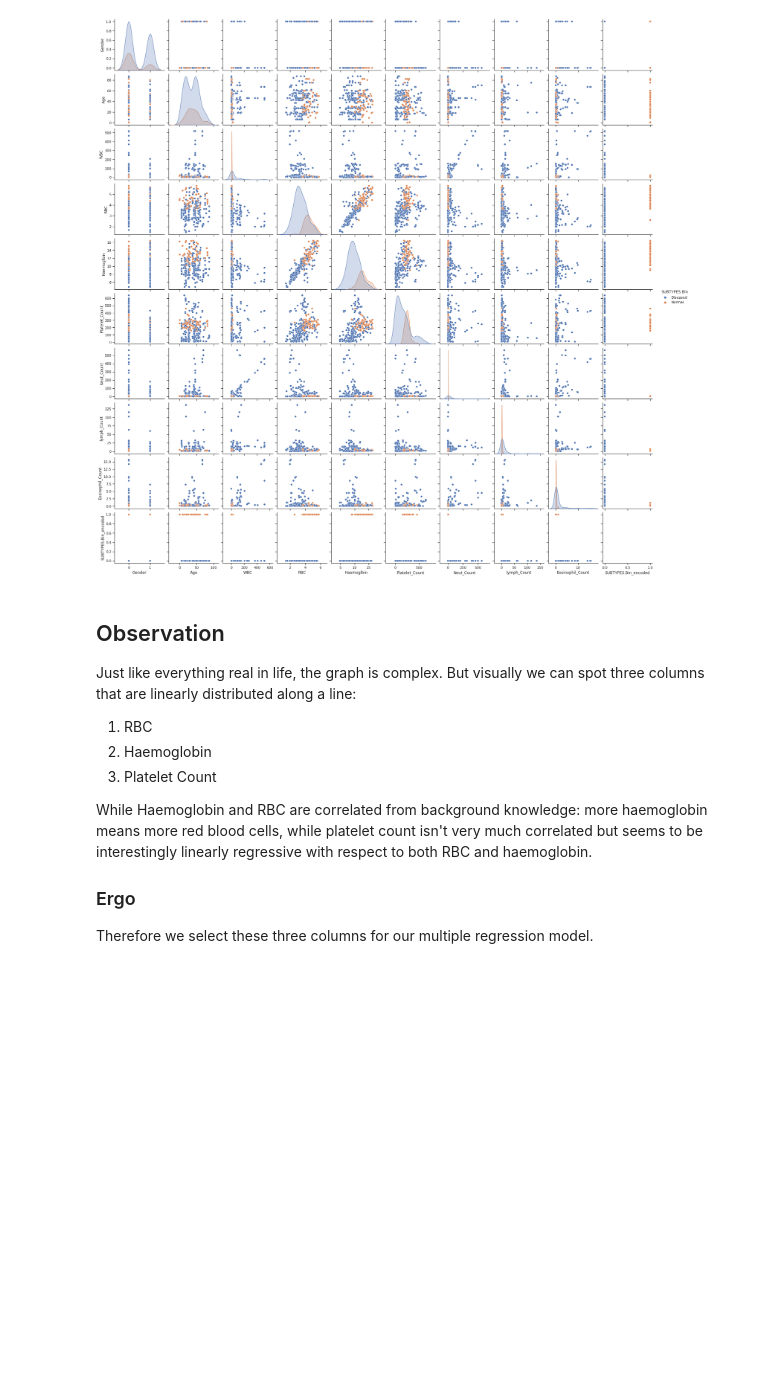
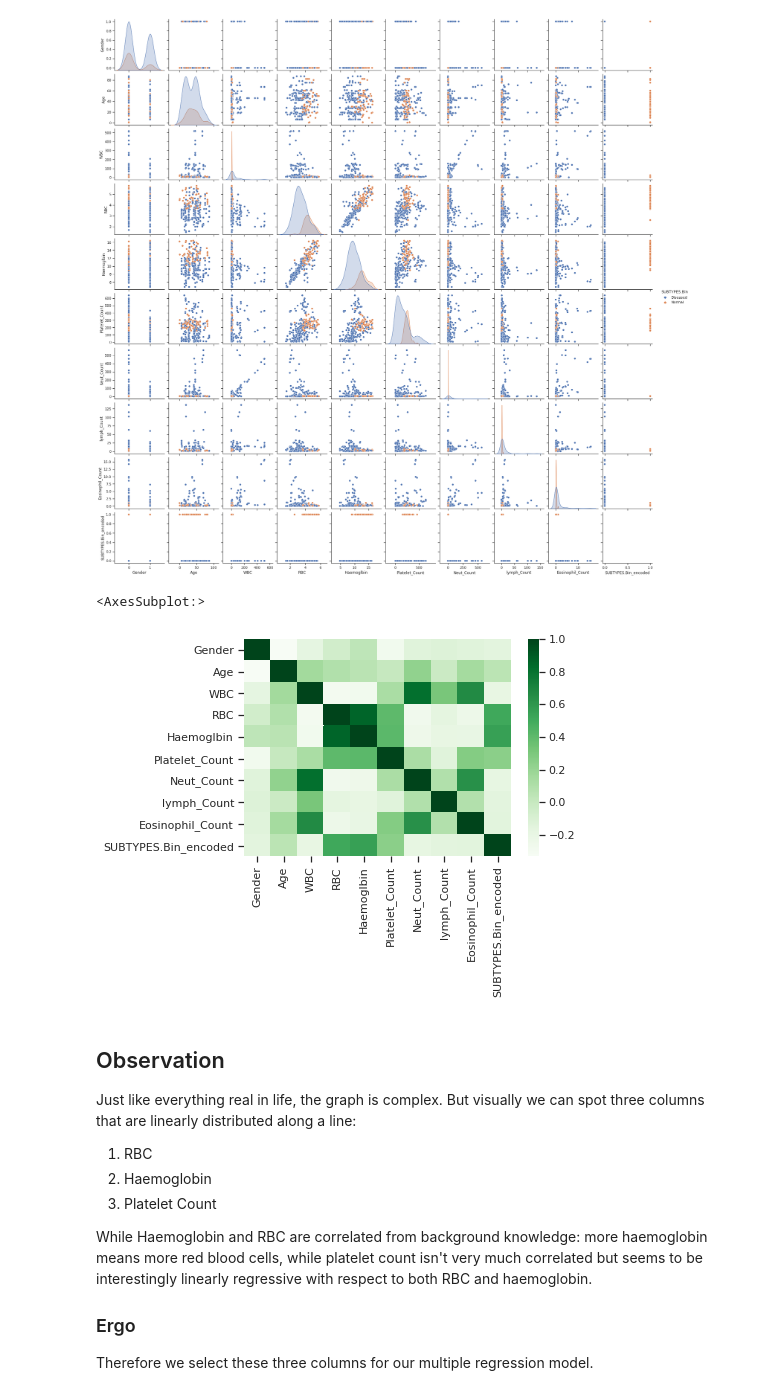
Before and after one commit to nadzhou/nust-ml, a Jupyter notebook: multi_linear_cancer.ipynb, the cells around one changed output. Cells and saved outputs as stored; diff of their text form; code cells hidden in the pictures; blank space fills up the shorter version.

```diff
--- a/multi_linear_cancer.ipynb
+++ b/multi_linear_cancer.ipynb
@@ -52,6 +49,12 @@ sns.pairplot(cancer_data, hue="SUBTYPES.Bin")
 # %% [output]
 <seaborn.axisgrid.PairGrid at 0x...>
 [figure]
+# %%
+corr = cancer_data.corr()
+sns.heatmap(corr, cmap="Greens")
+# %% [output]
+<AxesSubplot:>
+[figure, added]
 # %% [markdown]
 ## Observation
 Just like everything real in life, the graph is complex. But visually we can spot three columns that are linearly distributed along a line:
```
Also changed, not shown: parts of 7 cells of this notebook, 2 other files.
